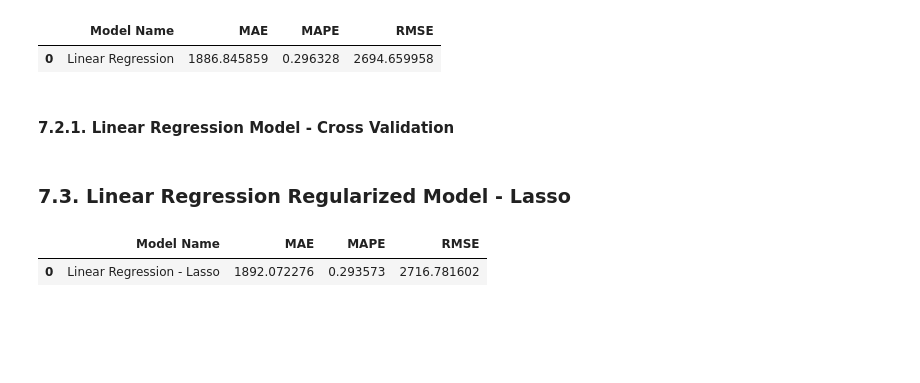
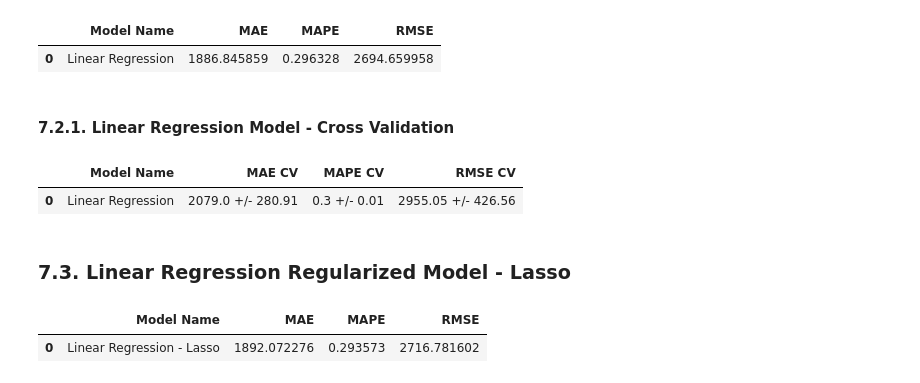
Before and after one commit to igorvgp/DS_rossmann_stores, a Jupyter notebook: m10_v01_store_sales_prediction.ipynb, the cells around one changed output. Cells and saved outputs as stored; diff of their text form; code cells hidden in the pictures; blank space fills up the shorter version.

```diff
--- a/m10_v01_store_sales_prediction.ipynb
+++ b/m10_v01_store_sales_prediction.ipynb
@@ -1053,8 +1073,11 @@ lr_result
 # %% [markdown]
 #### 7.2.1. Linear Regression Model - Cross Validation
 # %%
-# lr_result_cv = cross_validation( X_train_cv, 5, 'Linear Regression', lr,verbose=False )
-# lr_result_cv
+lr_result_cv = cross_validation( X_train_cv, 5, 'Linear Regression', lr,verbose=False )
+lr_result_cv
+# %% [output]
+|  | Model Name | MAE CV | MAPE CV | RMSE CV |
+| 0 | Linear Regression | 2079.0 +/- 280.91 | 0.3 +/- 0.01 | 2955.05 +/- 426.56 |
 # %% [markdown]
 ### 7.3. Linear Regression Regularized Model - Lasso
 # %%
```
Also changed, not shown: parts of 125 cells of this notebook, 20 other files.
